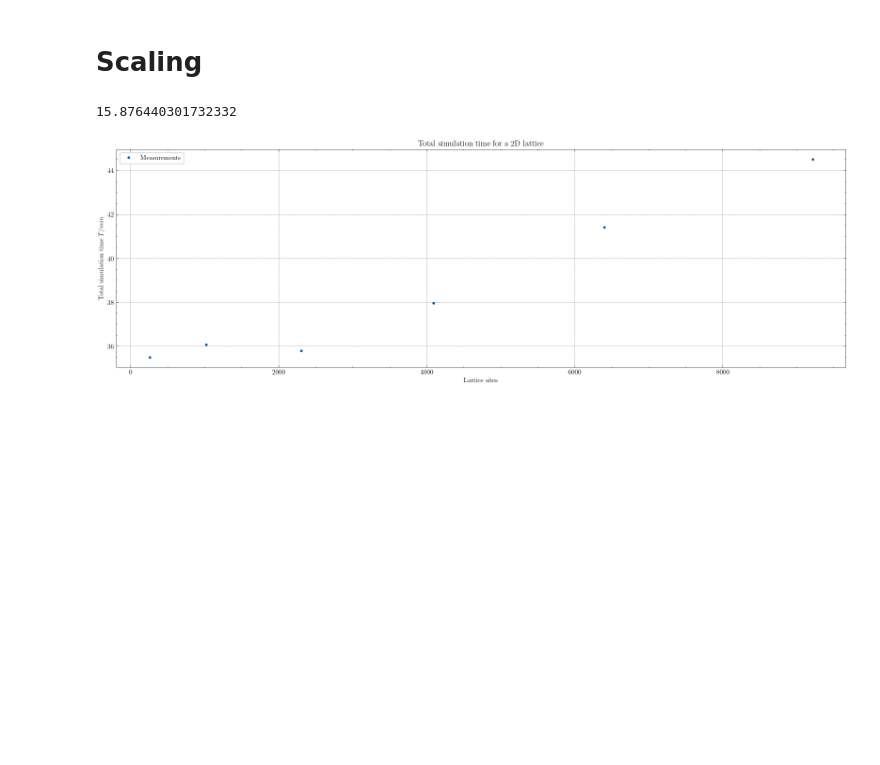
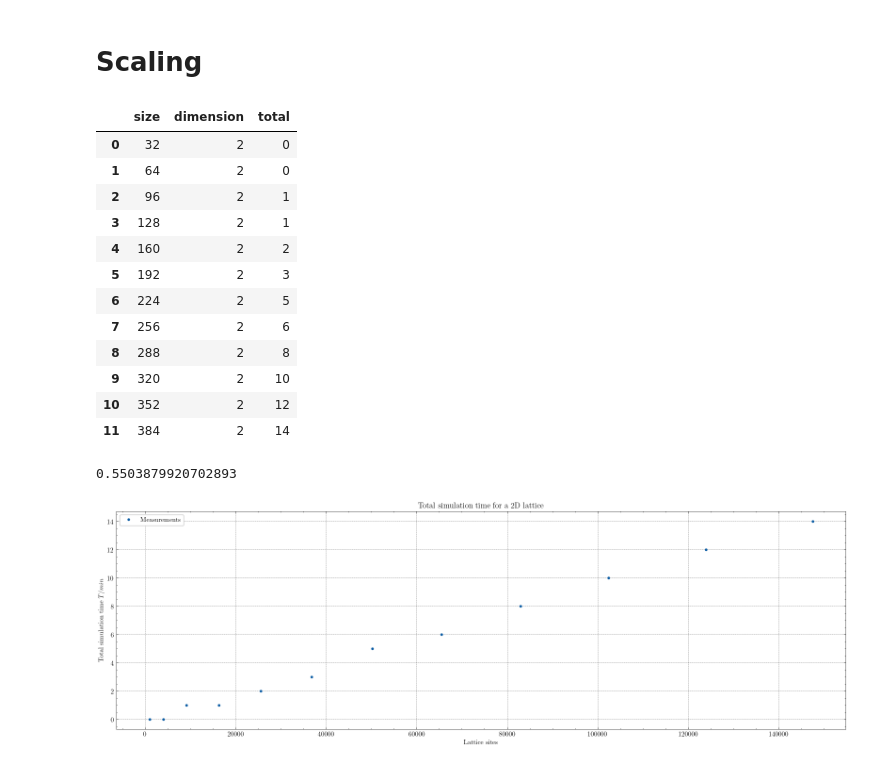
Before and after one commit to lennartvrg/XY-Model, a Jupyter notebook: Notebook.ipynb, the cells around one changed output. Cells and saved outputs as stored; diff of their text form; code cells hidden in the pictures; blank space fills up the shorter version.

```diff
--- a/Notebook.ipynb
+++ b/Notebook.ipynb
@@ -210,24 +220,37 @@ fig.savefig('figures/Critical_Slowing_Down.pdf', bbox_inches='tight')
 # %% [markdown]
 # Scaling
 # %%
-data = pd.read_sql_query(f'SELECT size, dimension, MAX(time_mc + time_boot) AS total FROM results WHERE dimension = 2 AND run_id = \'{current_run}\' GROUP BY size', con)
+data = pd.read_sql_query(f'SELECT size, dimension, MAX(time_mc + time_boot) / 60000 AS total FROM results WHERE dimension = 2 AND run_id = \'{current_run}\' GROUP BY size', con)
+display(data)
+fig, ax = plt.subplots()
+ax.errorbar(data['size']**data['dimension'], data['total'], label='Measurements')
 
-fig, ax = plt.subplots()
-ax.errorbar(data['size']**data['dimension'], data['total'] / (60 * 1000), label='Measurements')
-
-popt, pcov = curve_fit(linear_fn, data['size']**data['dimension'], data['total'] / (60 * 1000))
+popt, pcov = curve_fit(linear_fn, data['size']**data['dimension'], data['total'])
 perr = np.sqrt(np.diag(pcov))
 
 #print(linear_fn(np.array([4, 8, 16, 32, 64, 128, 256, 512, 1024])**2, *popt).sum() / 60)
 print(linear_fn(np.arange(16, 256 + 1, 16)**2, *popt).sum() / 60)
 
 ax.set_title(f'Total simulation time for a {name}D lattice')
 ax.set_xlabel('Lattice sites')
 ax.set_ylabel('Total simulation time $T / min$')
 
 ax.legend()
 
 fig.savefig('figures/Time_Scaling.pdf', bbox_inches='tight')
 # %% [output]
+|  | size | dimension | total |
+| 0 | 32 | 2 | 0 |
+| 1 | 64 | 2 | 0 |
+| 2 | 96 | 2 | 1 |
+| 3 | 128 | 2 | 1 |
+| 4 | 160 | 2 | 2 |
+| 5 | 192 | 2 | 3 |
+| 6 | 224 | 2 | 5 |
+| 7 | 256 | 2 | 6 |
+| 8 | 288 | 2 | 8 |
+| 9 | 320 | 2 | 10 |
+| 10 | 352 | 2 | 12 |
+| 11 | 384 | 2 | 14 |
-15.876440301732332
+0.5503879920702893
-[figure, old version]
+[figure, new version]
```
Also changed, not shown: parts of 5 cells of this notebook, 7 other files.
